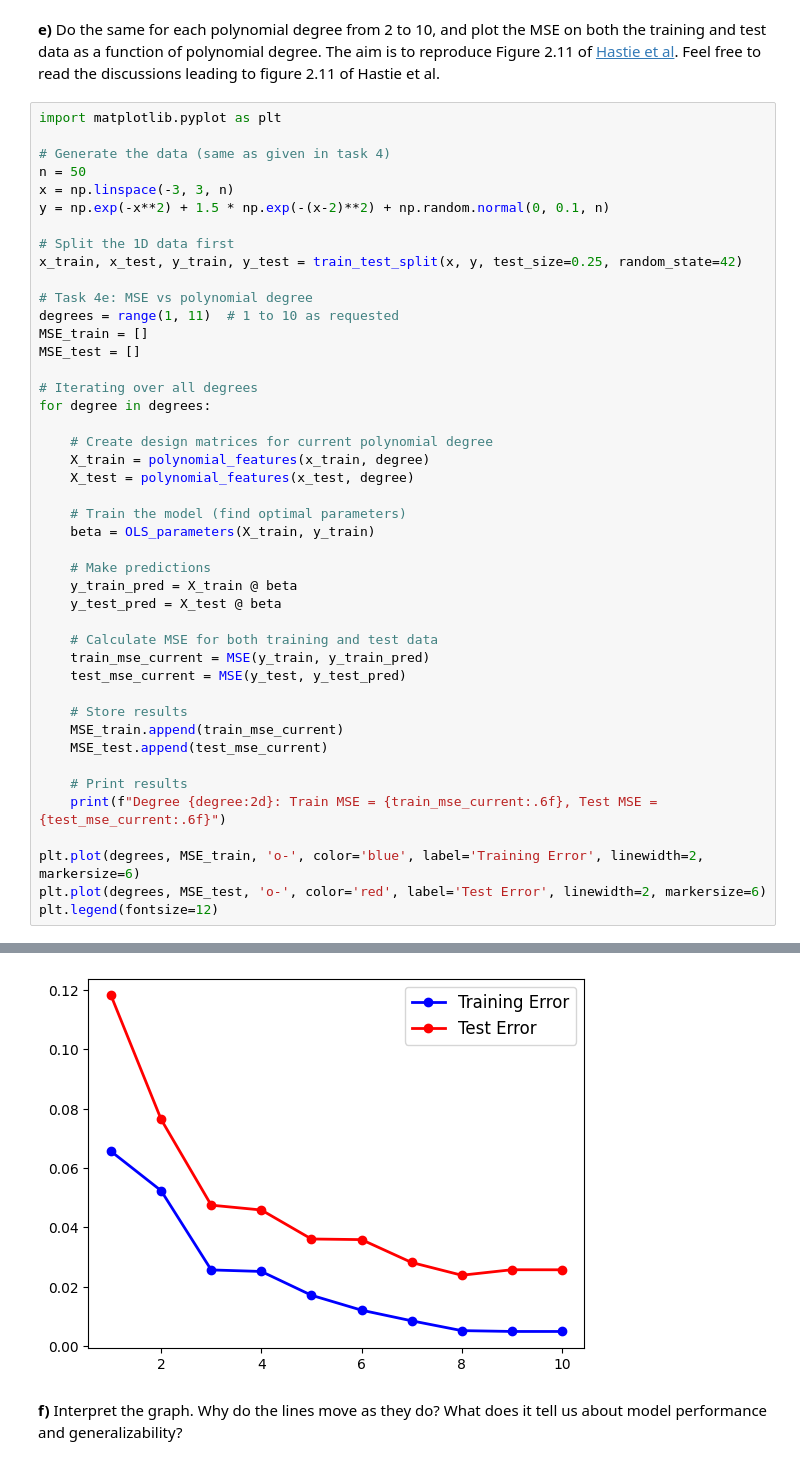
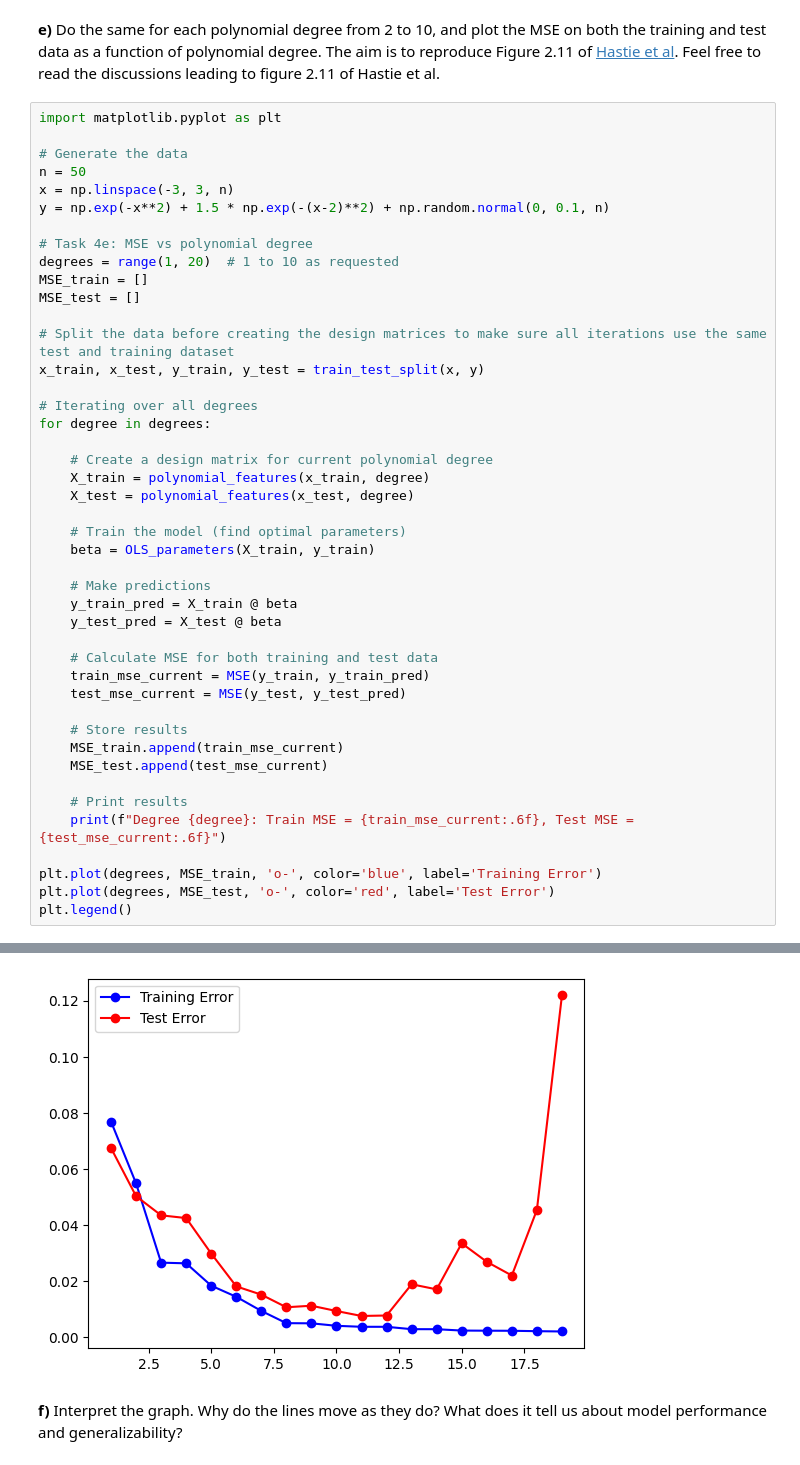
Before and after one commit to EiHol/FYSSTK3155, a Jupyter notebook: Week35/Notebook_W35.ipynb, the cells around one changed output, grey strips where cells are left out. Saved outputs shown, nothing was run; the diff lists cells and outputs as text.

```diff
--- a/Week35/Notebook_W35.ipynb
+++ b/Week35/Notebook_W35.ipynb
@@ -287,23 +295,23 @@ Training mean squared error 0.019090292919352086
 # %%
 import matplotlib.pyplot as plt
 
-# Generate the data (same as given in task 4)
+# Generate the data
 n = 50
 x = np.linspace(-3, 3, n)
 y = np.exp(-x**2) + 1.5 * np.exp(-(x-2)**2) + np.random.normal(0, 0.1, n)
 
-# Split the 1D data first
-x_train, x_test, y_train, y_test = train_test_split(x, y, test_size=0.25, random_state=42)
-
 # Task 4e: MSE vs polynomial degree
-degrees = range(1, 11)  # 1 to 10 as requested
+degrees = range(1, 20)  # 1 to 10 as requested
 MSE_train = []
 MSE_test = []
+
+# Split the data before creating the design matrices to make sure all iterations use the same test and training dataset
+x_train, x_test, y_train, y_test = train_test_split(x, y)
 
 # Iterating over all degrees
 for degree in degrees:
 
-    # Create design matrices for current polynomial degree
+    # Create a design matrix for current polynomial degree
     X_train = polynomial_features(x_train, degree)
     X_test = polynomial_features(x_test, degree)
 
@@ -323,9 +331,9 @@ for degree in degrees:
     MSE_test.append(test_mse_current)
 
     # Print results
-    print(f"Degree {degree:2d}: Train MSE = {train_mse_current:.6f}, Test MSE = {test_mse_current:.6f}")
+    print(f"Degree {degree}: Train MSE = {train_mse_current:.6f}, Test MSE = {test_mse_current:.6f}")
 
-plt.plot(degrees, MSE_train, 'o-', color='blue', label='Training Error', linewidth=2, markersize=6)
-plt.plot(degrees, MSE_test, 'o-', color='red', label='Test Error', linewidth=2, markersize=6)
-plt.legend(fontsize=12)
+plt.plot(degrees, MSE_train, 'o-', color='blue', label='Training Error')
+plt.plot(degrees, MSE_test, 'o-', color='red', label='Test Error')
+plt.legend()
 # %% [output]
@@ -342,5 +359,5 @@ Degree 10: Train MSE = 0.004912, Test MSE = 0.025710
 <matplotlib.legend.Legend at 0x...>
-[figure, old version]
+[figure, new version]
 # %% [markdown]
 **f)** Interpret the graph. Why do the lines move as they do? What does it tell us about model performance and generalizability?
 # %% [markdown]
```
Also changed, not shown: parts of 7 cells of this notebook, 1 other file.
